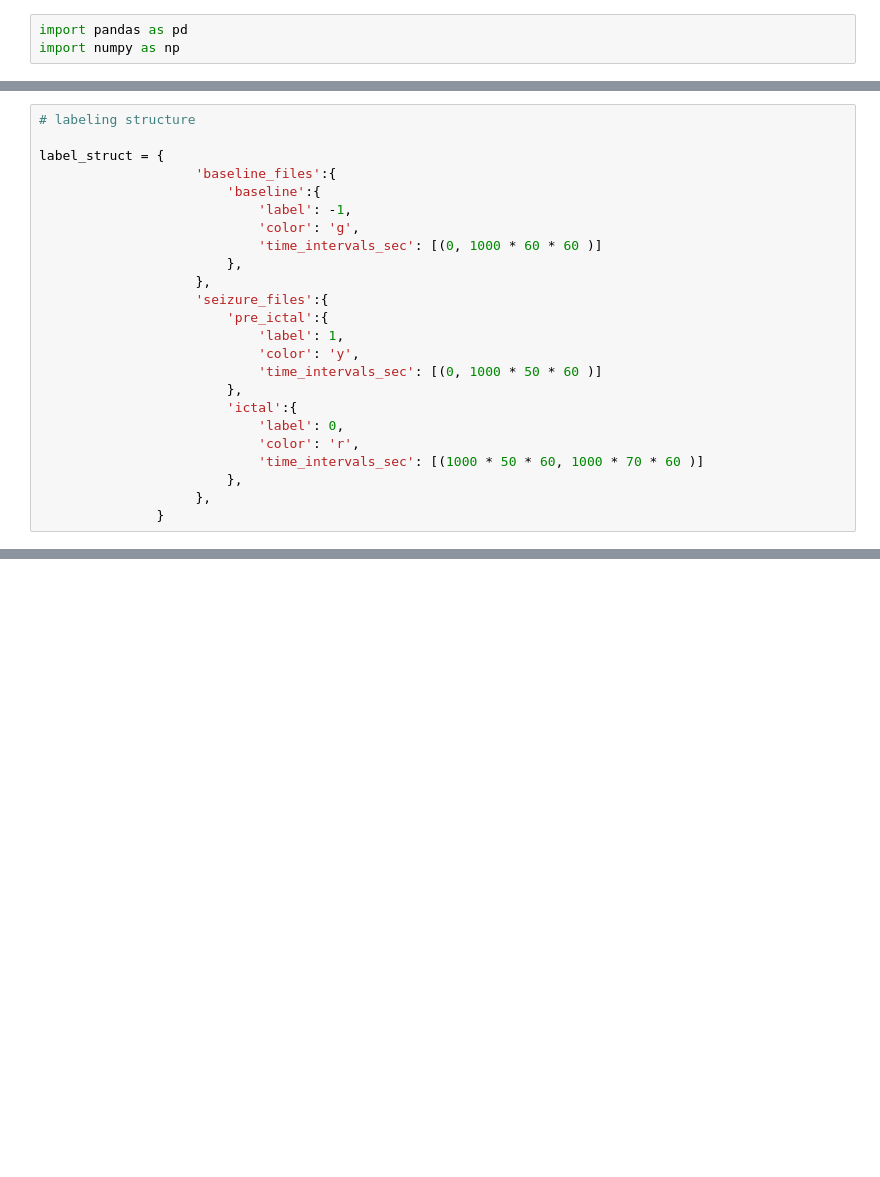
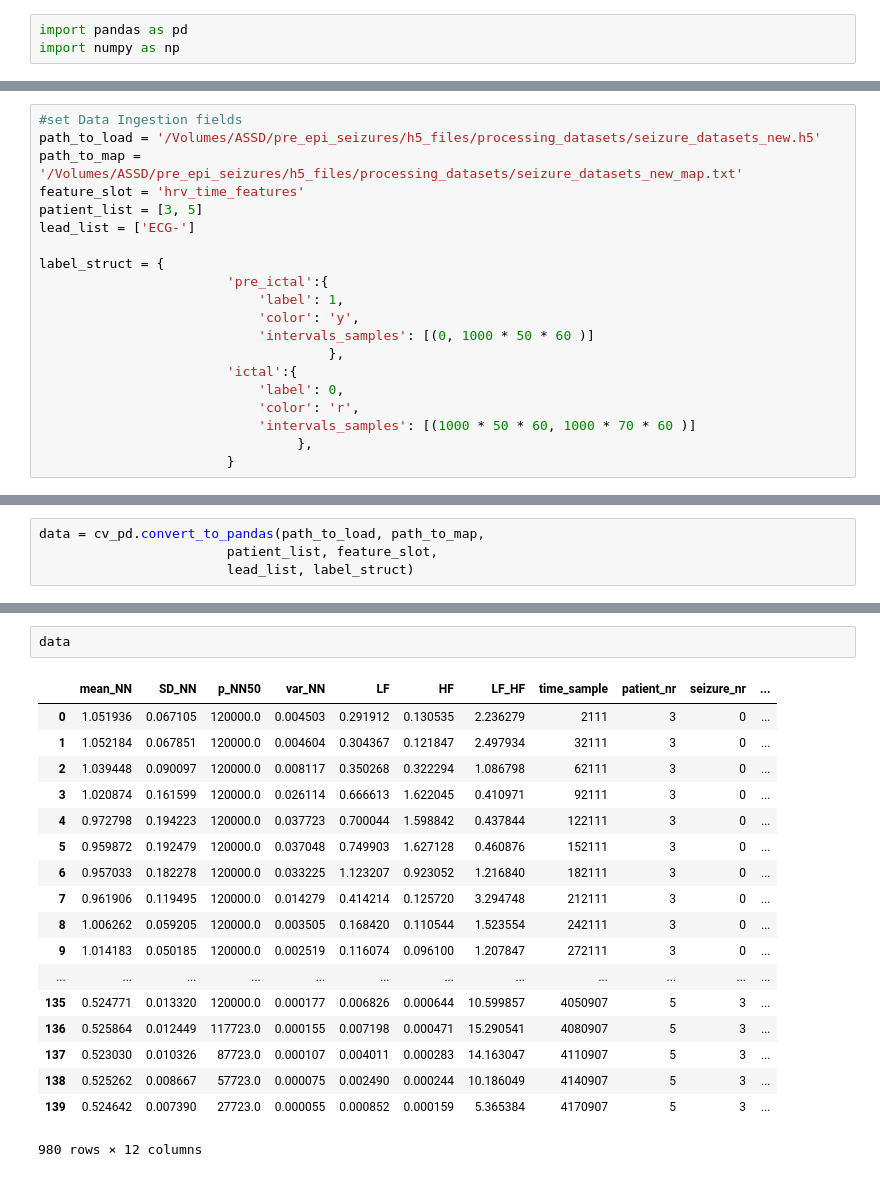
Before and after one commit to yinxiaojing1/pre_epi_seizures, a Jupyter notebook: pre_epi_seizures/classification/exploratory_data_analysis.ipynb, the cells around one changed output, grey strips where cells are left out. Cells and saved outputs as stored; diff of their text form; blank space fills up the shorter version.

Commit message:
Do workable pandas dataframe conversion utils. Going along good. Working!

```diff
--- a/pre_epi_seizures/classification/native_to_pandas.ipynb
+++ b/pre_epi_seizures/classification/exploratory_data_analysis.ipynb
@@ -71,24 +4,20 @@ closed
 # %%
-# labeling structure
+#set Data Ingestion fields
+path_to_load = '/Volumes/ASSD/pre_epi_seizures/h5_files/processing_datasets/seizure_datasets_new.h5'
+path_to_map = '/Volumes/ASSD/pre_epi_seizures/h5_files/processing_datasets/seizure_datasets_new_map.txt'
+feature_slot = 'hrv_time_features'
+patient_list = [3, 5]
+lead_list = ['ECG-']
 
 label_struct = {
-                    'baseline_files':{
-                        'baseline':{
-                            'label': -1,
-                            'color': 'g',
-                            'time_intervals_sec': [(0, 1000 * 60 * 60 )]
-                        },
-                    },
-                    'seizure_files':{
                         'pre_ictal':{
                             'label': 1,
                             'color': 'y',
-                            'time_intervals_sec': [(0, 1000 * 50 * 60 )]
-                        },
+                            'intervals_samples': [(0, 1000 * 50 * 60 )]
+                                     },
                         'ictal':{
                             'label': 0,
                             'color': 'r',
-                            'time_intervals_sec': [(1000 * 50 * 60, 1000 * 70 * 60 )]
-                        },
-                    },
-               }
+                            'intervals_samples': [(1000 * 50 * 60, 1000 * 70 * 60 )]
+                                 },
+                        }
@@ -98,0 +27,4 @@ KeyError: 0
+# %%
+data = cv_pd.convert_to_pandas(path_to_load, path_to_map,
+                        patient_list, feature_slot,
+                        lead_list, label_struct)
@@ -98,0 +87,21 @@ KeyError: 0
+# %%
+data
+# %% [output]
+|  | mean_NN | SD_NN | p_NN50 | var_NN | LF | HF | LF_HF | time_sample | patient_nr | seizure_nr | ... |
+| 0 | 1.051936 | 0.067105 | 120000.0 | 0.004503 | 0.291912 | 0.130535 | 2.236279 | 2111 | 3 | 0 | ... |
+| 1 | 1.052184 | 0.067851 | 120000.0 | 0.004604 | 0.304367 | 0.121847 | 2.497934 | 32111 | 3 | 0 | ... |
+| 2 | 1.039448 | 0.090097 | 120000.0 | 0.008117 | 0.350268 | 0.322294 | 1.086798 | 62111 | 3 | 0 | ... |
+| 3 | 1.020874 | 0.161599 | 120000.0 | 0.026114 | 0.666613 | 1.622045 | 0.410971 | 92111 | 3 | 0 | ... |
+| 4 | 0.972798 | 0.194223 | 120000.0 | 0.037723 | 0.700044 | 1.598842 | 0.437844 | 122111 | 3 | 0 | ... |
+| 5 | 0.959872 | 0.192479 | 120000.0 | 0.037048 | 0.749903 | 1.627128 | 0.460876 | 152111 | 3 | 0 | ... |
+| 6 | 0.957033 | 0.182278 | 120000.0 | 0.033225 | 1.123207 | 0.923052 | 1.216840 | 182111 | 3 | 0 | ... |
+| 7 | 0.961906 | 0.119495 | 120000.0 | 0.014279 | 0.414214 | 0.125720 | 3.294748 | 212111 | 3 | 0 | ... |
+| 8 | 1.006262 | 0.059205 | 120000.0 | 0.003505 | 0.168420 | 0.110544 | 1.523554 | 242111 | 3 | 0 | ... |
+| 9 | 1.014183 | 0.050185 | 120000.0 | 0.002519 | 0.116074 | 0.096100 | 1.207847 | 272111 | 3 | 0 | ... |
+| ... | ... | ... | ... | ... | ... | ... | ... | ... | ... | ... | ... |
+| 135 | 0.524771 | 0.013320 | 120000.0 | 0.000177 | 0.006826 | 0.000644 | 10.599857 | 4050907 | 5 | 3 | ... |
+| 136 | 0.525864 | 0.012449 | 117723.0 | 0.000155 | 0.007198 | 0.000471 | 15.290541 | 4080907 | 5 | 3 | ... |
+| 137 | 0.523030 | 0.010326 | 87723.0 | 0.000107 | 0.004011 | 0.000283 | 14.163047 | 4110907 | 5 | 3 | ... |
+| 138 | 0.525262 | 0.008667 | 57723.0 | 0.000075 | 0.002490 | 0.000244 | 10.186049 | 4140907 | 5 | 3 | ... |
+| 139 | 0.524642 | 0.007390 | 27723.0 | 0.000055 | 0.000852 | 0.000159 | 5.365384 | 4170907 | 5 | 3 | ... |
+980 rows × 12 columns
```
Also changed, not shown: parts of 6 cells of this notebook, 4 other files.
